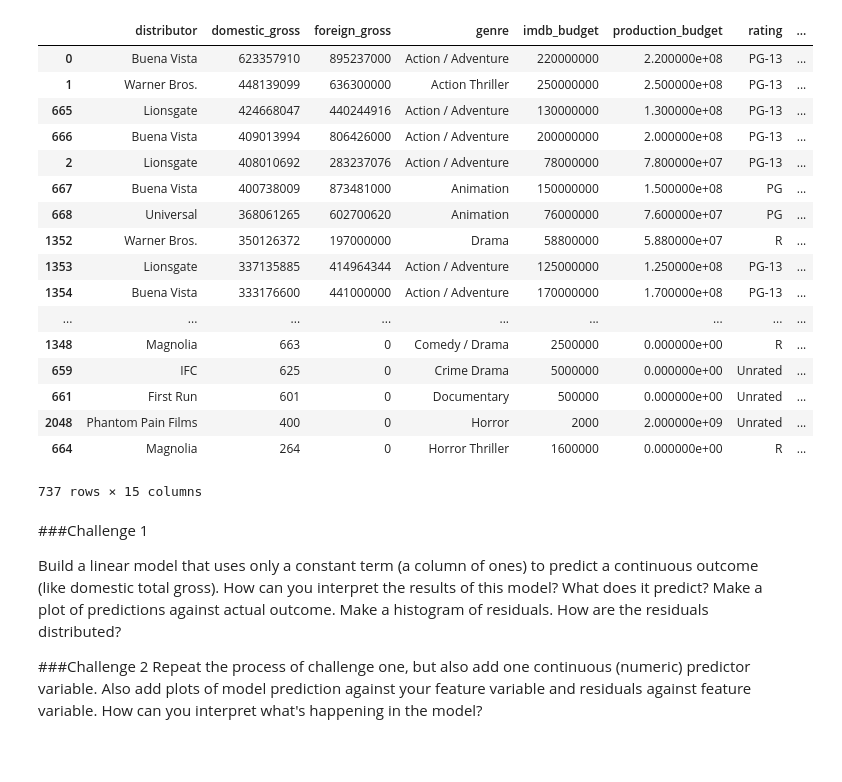
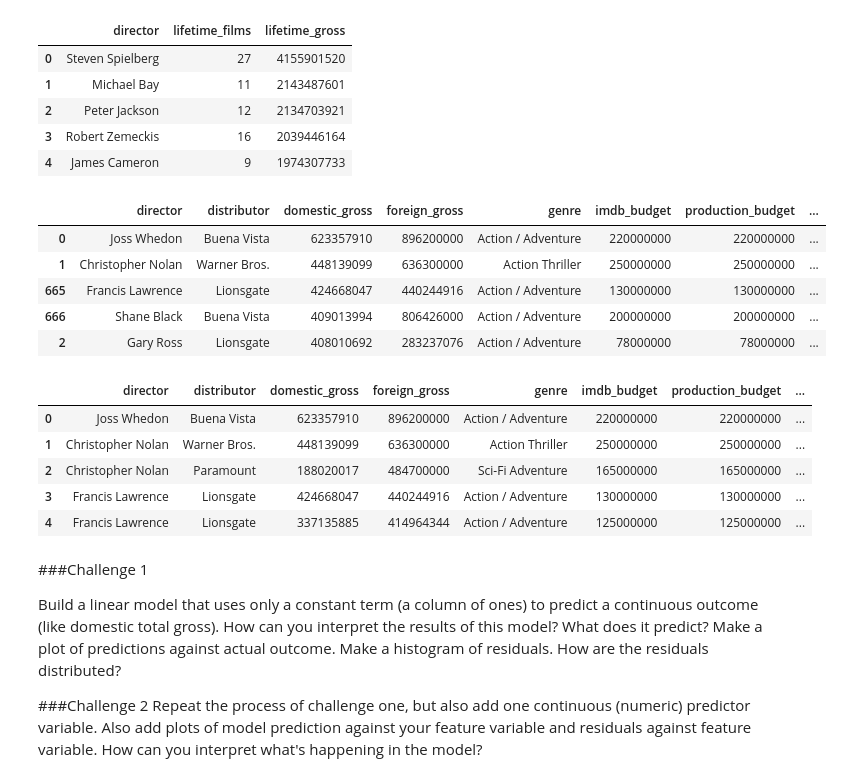
Before and after one commit to edooley7/Movie_analysis, a Jupyter notebook: Movie plots.ipynb, the cells around one changed output. Cells and saved outputs as stored; diff of their text form; code cells hidden in the pictures; blank space fills up the shorter version.

```diff
--- a/Movie plots.ipynb
+++ b/Movie plots.ipynb
@@ -14,41 +14,55 @@ pd.options.mode.chained_assignment = None
 sns.set(style="darkgrid", color_codes=True)
 %matplotlib inline
 # %%
-with open("all_movie_data.pkl", 'r') as picklefile:
+with open("TEST_movie_data.pkl", 'r') as picklefile:
      all_movies = pickle.load(picklefile)
+# %%
+with open("director_movie_data.pkl", 'r') as picklefile:
+     all_dir = pickle.load(picklefile)
+dir_df = pd.DataFrame(all_dir)
+dir_df.head()
+# %% [output]
+|  | director | lifetime_films | lifetime_gross |
+| 0 | Steven Spielberg | 27 | 4155901520 |
+| 1 | Michael Bay | 11 | 2143487601 |
+| 2 | Peter Jackson | 12 | 2134703921 |
+| 3 | Robert Zemeckis | 16 | 2039446164 |
+| 4 | James Cameron | 9 | 1974307733 |
 # %%
 df = pd.DataFrame(all_movies)
 df['production_budget'] = df['production_budget']*1000000
 df['budget'] = 0
 df['budget'][df['imdb_budget'] != 0]  = df['imdb_budget']
 df['budget'][df['imdb_budget'] == 0]  = df['production_budget']
-df['ones'] = int(1)
 df['month'] = df['release_date'].map(lambda x: x.month)
-df['roi'] = df['domestic_gross']/df['budget']
-df['roi'] = df['roi'].astype(int)
+df['roi'] = df['worldwide_gross']/df['budget']
+df['roi'] = df['roi'].where(df['roi']!=0, np.nan)
+df['worldwide_gross'] = df['worldwide_gross'].where(df['worldwide_gross']!=0, np.nan)
+df['foreign_gross'] = df['foreign_gross'].where(df['foreign_gross']!=0, np.nan)
 df['budget'] = df['budget'].where(df['budget']!=0, np.nan)
 df = df.sort(['domestic_gross'], ascending = False)
+#df['genre'] = df['genre'].astype('category')
 df = df[df.budget <= 270000000]
-df
+#df['dir_lifetime_gross'] = dir_df.lookup(dir_df.lifetime_gross)
+df.head()
 # %% [output]
-|  | distributor | domestic_gross | foreign_gross | genre | imdb_budget | production_budget | rating | ... |
-| 0 | Buena Vista | 623357910 | 895237000 | Action / Adventure | 220000000 | 2.200000e+08 | PG-13 | ... |
-| 1 | Warner Bros. | 448139099 | 636300000 | Action Thriller | 250000000 | 2.500000e+08 | PG-13 | ... |
-| 665 | Lionsgate | 424668047 | 440244916 | Action / Adventure | 130000000 | 1.300000e+08 | PG-13 | ... |
-| 666 | Buena Vista | 409013994 | 806426000 | Action / Adventure | 200000000 | 2.000000e+08 | PG-13 | ... |
-| 2 | Lionsgate | 408010692 | 283237076 | Action / Adventure | 78000000 | 7.800000e+07 | PG-13 | ... |
-| 667 | Buena Vista | 400738009 | 873481000 | Animation | 150000000 | 1.500000e+08 | PG | ... |
-| 668 | Universal | 368061265 | 602700620 | Animation | 76000000 | 7.600000e+07 | PG | ... |
-| 1352 | Warner Bros. | 350126372 | 197000000 | Drama | 58800000 | 5.880000e+07 | R | ... |
-| 1353 | Lionsgate | 337135885 | 414964344 | Action / Adventure | 125000000 | 1.250000e+08 | PG-13 | ... |
-| 1354 | Buena Vista | 333176600 | 441000000 | Action / Adventure | 170000000 | 1.700000e+08 | PG-13 | ... |
-| ... | ... | ... | ... | ... | ... | ... | ... | ... |
-| 1348 | Magnolia | 663 | 0 | Comedy / Drama | 2500000 | 0.000000e+00 | R | ... |
-| 659 | IFC | 625 | 0 | Crime Drama | 5000000 | 0.000000e+00 | Unrated | ... |
-| 661 | First Run | 601 | 0 | Documentary | 500000 | 0.000000e+00 | Unrated | ... |
-| 2048 | Phantom Pain Films | 400 | 0 | Horror | 2000 | 2.000000e+09 | Unrated | ... |
-| 664 | Magnolia | 264 | 0 | Horror Thriller | 1600000 | 0.000000e+00 | R | ... |
+|  | director | distributor | domestic_gross | foreign_gross | genre | imdb_budget | production_budget | ... |
+| 0 | Joss Whedon | Buena Vista | 623357910 | 896200000 | Action / Adventure | 220000000 | 220000000 | ... |
+| 1 | Christopher Nolan | Warner Bros. | 448139099 | 636300000 | Action Thriller | 250000000 | 250000000 | ... |
+| 665 | Francis Lawrence | Lionsgate | 424668047 | 440244916 | Action / Adventure | 130000000 | 130000000 | ... |
+| 666 | Shane Black | Buena Vista | 409013994 | 806426000 | Action / Adventure | 200000000 | 200000000 | ... |
+| 2 | Gary Ross | Lionsgate | 408010692 | 283237076 | Action / Adventure | 78000000 | 78000000 | ... |
-737 rows × 15 columns
+# %%
+#newdf = df[(df['column_one']>2004) & (df['column_two']==9)]
+new_df = df.merge(dir_df,on='director')
+new_df.head()
+# %% [output]
+|  | director | distributor | domestic_gross | foreign_gross | genre | imdb_budget | production_budget | ... |
+| 0 | Joss Whedon | Buena Vista | 623357910 | 896200000 | Action / Adventure | 220000000 | 220000000 | ... |
+| 1 | Christopher Nolan | Warner Bros. | 448139099 | 636300000 | Action Thriller | 250000000 | 250000000 | ... |
+| 2 | Christopher Nolan | Paramount | 188020017 | 484700000 | Sci-Fi Adventure | 165000000 | 165000000 | ... |
+| 3 | Francis Lawrence | Lionsgate | 424668047 | 440244916 | Action / Adventure | 130000000 | 130000000 | ... |
+| 4 | Francis Lawrence | Lionsgate | 337135885 | 414964344 | Action / Adventure | 125000000 | 125000000 | ... |
 # %% [markdown]
 ###Challenge 1
 
```
Also changed, not shown: parts of 9 cells of this notebook, 3 other files.
